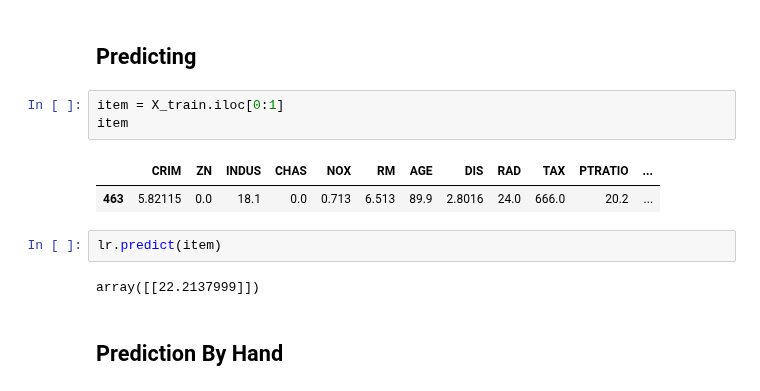
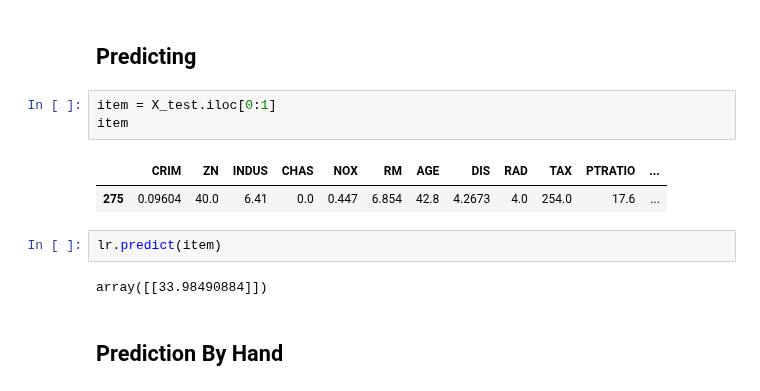
Before and after one commit to sedv8808/LighthouseLabs, a Jupyter notebook: W04D3/W04D3_intro_to_ml_and_lr.ipynb, the cells around one changed output. Drawn from its saved outputs; the diff is of its cells as text.

```diff
--- a/W04D3/W04D3_intro_to_ml_and_lr.ipynb
+++ b/W04D3/W04D3_intro_to_ml_and_lr.ipynb
@@ -377,15 +367,15 @@ In linear models:
 # %% [markdown]
 ## Predicting
 # %%
-item = X_train.iloc[0:1]
+item = X_test.iloc[0:1]
 item
 # %% [output]
 |  | CRIM | ZN | INDUS | CHAS | NOX | RM | AGE | DIS | RAD | TAX | PTRATIO | ... |
-| 463 | 5.82115 | 0.0 | 18.1 | 0.0 | 0.713 | 6.513 | 89.9 | 2.8016 | 24.0 | 666.0 | 20.2 | ... |
+| 275 | 0.09604 | 40.0 | 6.41 | 0.0 | 0.447 | 6.854 | 42.8 | 4.2673 | 4.0 | 254.0 | 17.6 | ... |
 # %%
 lr.predict(item)
 # %% [output]
-array([[22.2137999]])
+array([[33.98490884]])
 # %% [markdown]
 ## Prediction By Hand
 # %%
```
Also changed, not shown: parts of 12 cells of this notebook.
